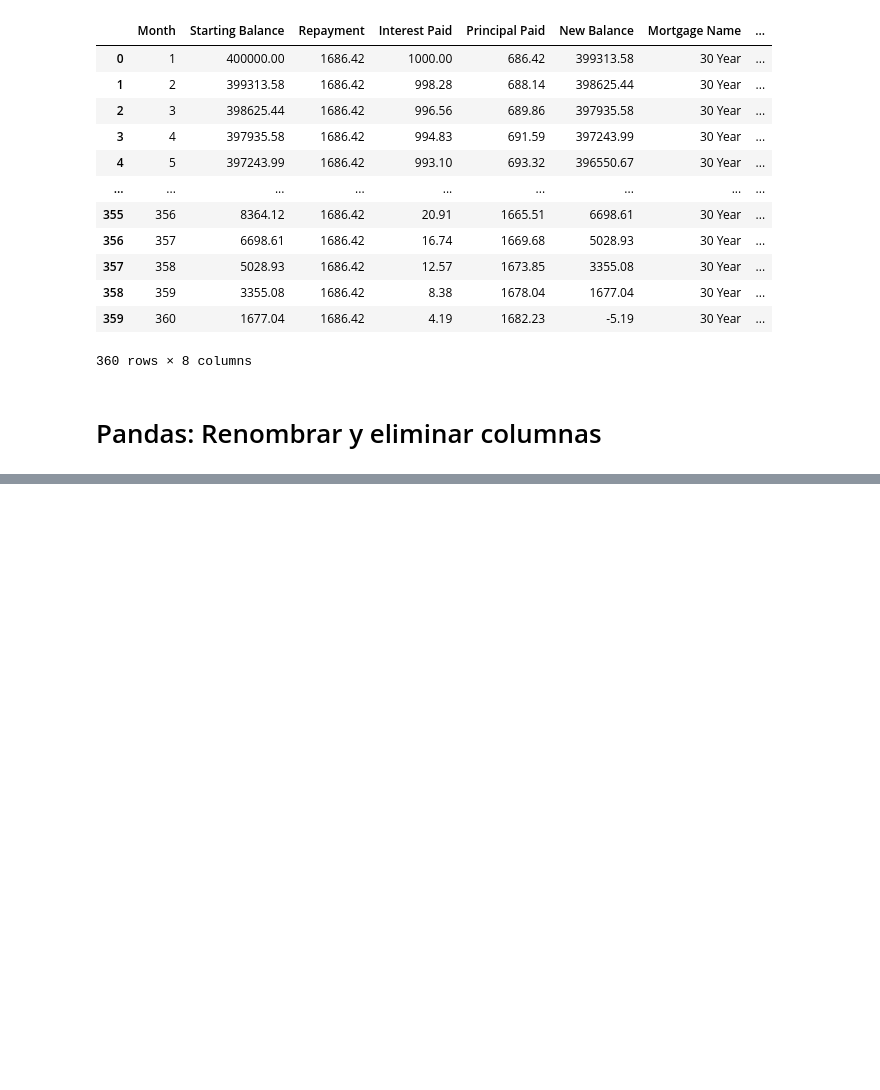
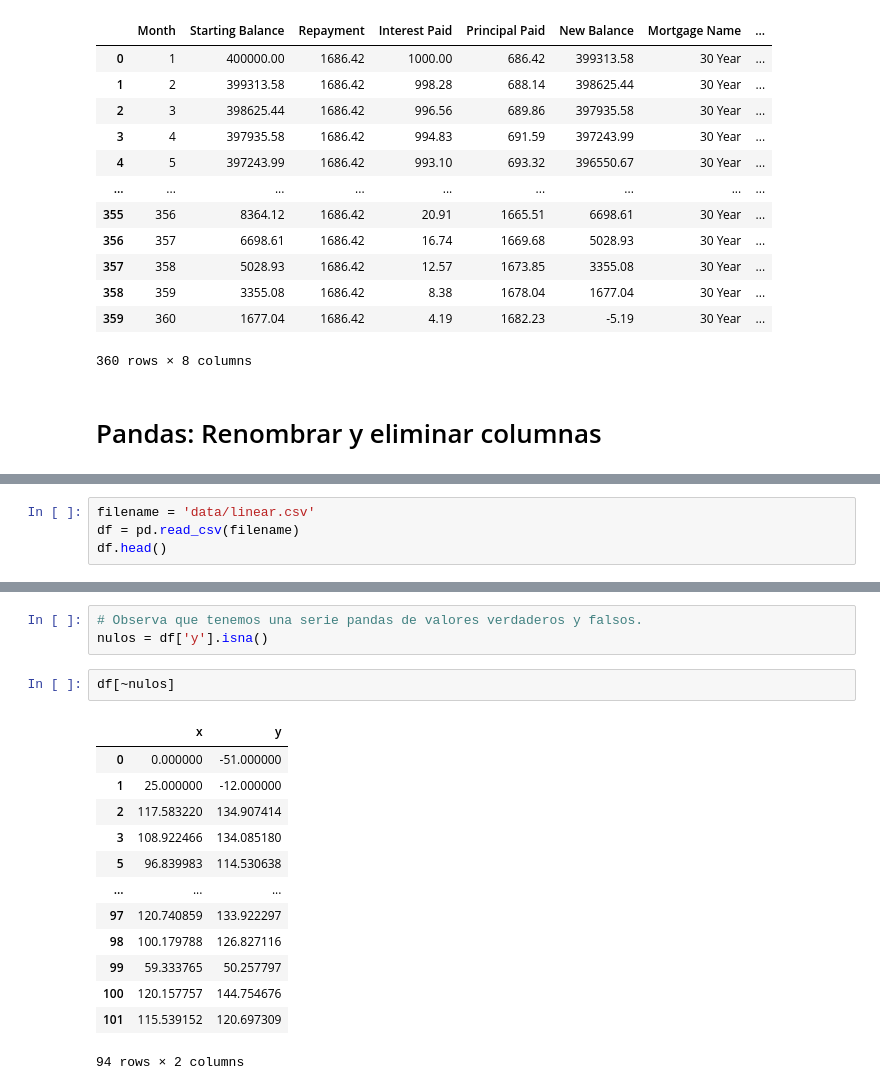
Before and after one commit to carloscarrascochozo/Estructura-de-datos-Pandas, a Jupyter notebook: ejemplo01.ipynb, the cells around one changed output, grey strips where cells are left out. Saved outputs shown, nothing was run; the diff lists cells and outputs as text; blank space fills up the shorter version.

```diff
--- a/ejemplo01.ipynb
+++ b/ejemplo01.ipynb
@@ -363,0 +441,4 @@ df
+# %%
+filename = 'data/linear.csv'
+df = pd.read_csv(filename)
+df.head()
@@ -363,0 +465,19 @@ df
+# %%
+# Observa que tenemos una serie pandas de valores verdaderos y falsos.
+nulos = df['y'].isna()
+# %%
+df[~nulos]
+# %% [output]
+|  | x | y |
+| 0 | 0.000000 | -51.000000 |
+| 1 | 25.000000 | -12.000000 |
+| 2 | 117.583220 | 134.907414 |
+| 3 | 108.922466 | 134.085180 |
+| 5 | 96.839983 | 114.530638 |
+| ... | ... | ... |
+| 97 | 120.740859 | 133.922297 |
+| 98 | 100.179788 | 126.827116 |
+| 99 | 59.333765 | 50.257797 |
+| 100 | 120.157757 | 144.754676 |
+| 101 | 115.539152 | 120.697309 |
+94 rows × 2 columns
```
Also changed, not shown: parts of 27 cells of this notebook, 3 other files.
